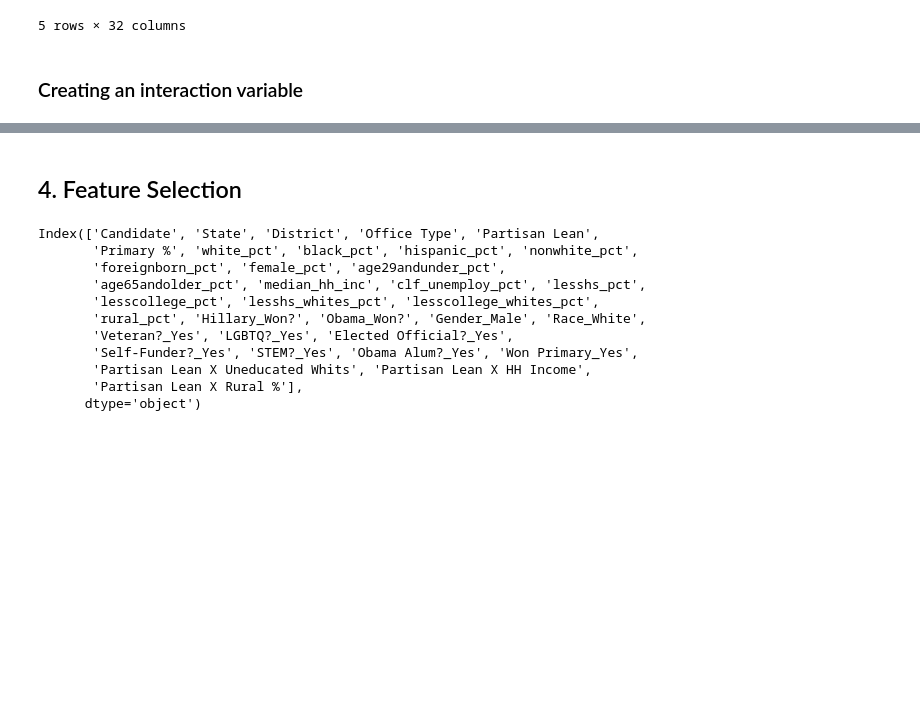
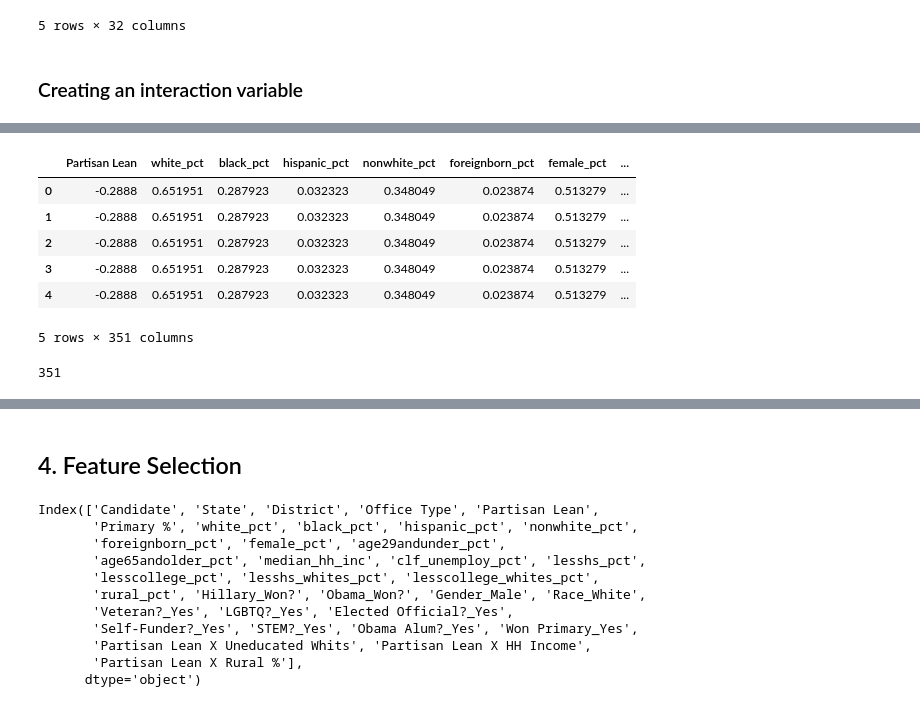
Before and after one commit to Ran-Tokman/Mod-3-Project-Dem-Primaries, a Jupyter notebook: Mod3_Project_Dem_Midterms.ipynb, the cells around one changed output, grey strips where cells are left out. Drawn from its saved outputs; the diff is of its cells as text; code cells hidden in the pictures; blank space fills up the shorter version.

```diff
--- a/Mod3_Project_Dem_Midterms.ipynb
+++ b/Mod3_Project_Dem_Midterms.ipynb
@@ -733 +731,21 @@ Index(['Candidate', 'State', 'District', 'Office Type', 'Partisan Lean',
       dtype='object')
+# %%
+interaction_features = Dem_Midterm_Primary_Dummies.drop(['Candidate', 'State', 'District', 'Office Type','Won Primary_Yes','Primary %'], axis = 1).copy()
+
+poly = PolynomialFeatures(interaction_only=True, include_bias=False)
+
+interaction_features = pd.DataFrame(poly.fit_transform(interaction_features), columns=poly.get_feature_names(input_features=interaction_features.columns))
+
+interaction_features.head()
+# %% [output]
+|  | Partisan Lean | white_pct | black_pct | hispanic_pct | nonwhite_pct | foreignborn_pct | female_pct | ... |
+| 0 | -0.2888 | 0.651951 | 0.287923 | 0.032323 | 0.348049 | 0.023874 | 0.513279 | ... |
+| 1 | -0.2888 | 0.651951 | 0.287923 | 0.032323 | 0.348049 | 0.023874 | 0.513279 | ... |
+| 2 | -0.2888 | 0.651951 | 0.287923 | 0.032323 | 0.348049 | 0.023874 | 0.513279 | ... |
+| 3 | -0.2888 | 0.651951 | 0.287923 | 0.032323 | 0.348049 | 0.023874 | 0.513279 | ... |
+| 4 | -0.2888 | 0.651951 | 0.287923 | 0.032323 | 0.348049 | 0.023874 | 0.513279 | ... |
+5 rows × 351 columns
+# %%
+len(interaction_features.columns)
+# %% [output]
+351
```
Also changed, not shown: parts of 48 cells of this notebook, 1 other file.
